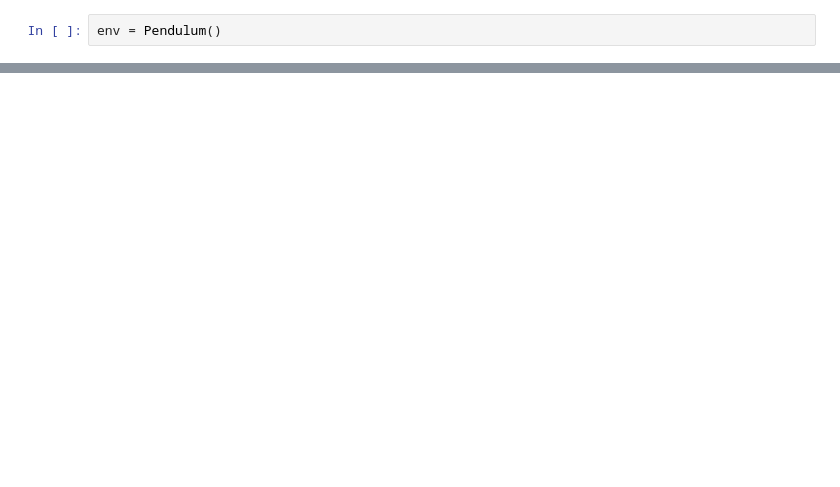
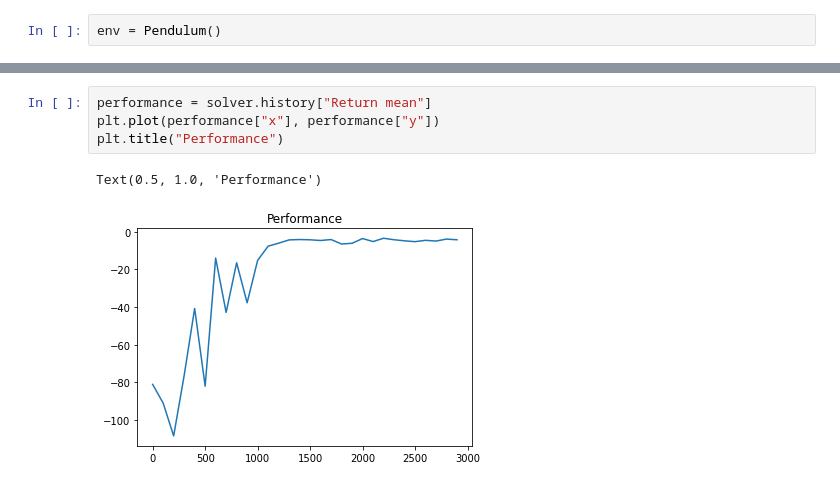
Before and after one commit to syuntoku14/debugRL, a Jupyter notebook: examples/solve_and_plot.ipynb, the cells around one changed output, grey strips where cells are left out. Saved outputs shown, nothing was run; the diff lists cells and outputs as text; blank space fills up the shorter version.

```diff
--- a/examples/solve_and_plot.ipynb
+++ b/examples/solve_and_plot.ipynb
@@ -124,0 +149,7 @@ plot_pendulum_values(env, v_values, vmin=vmin, vmax=vmax, title="State values: t
+# %%
+performance = solver.history["Return mean"]
+plt.plot(performance["x"], performance["y"])
+plt.title("Performance")
+# %% [output]
+Text(0.5, 1.0, 'Performance')
+[figure, added]
```
Also changed, not shown: parts of 14 cells of this notebook, 13 other files.
